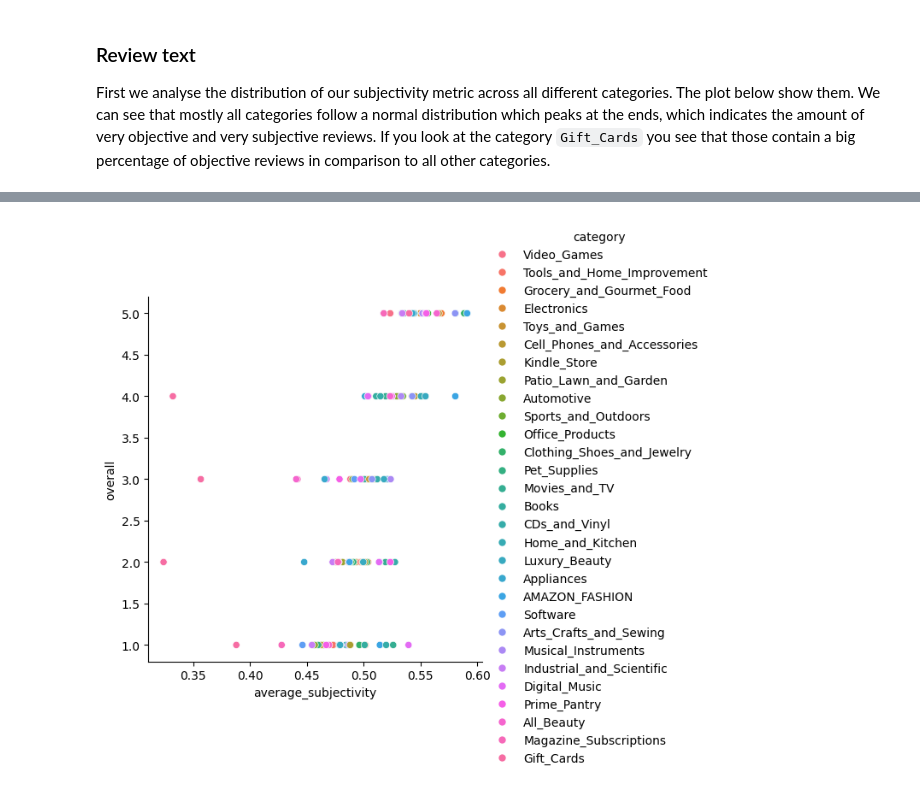
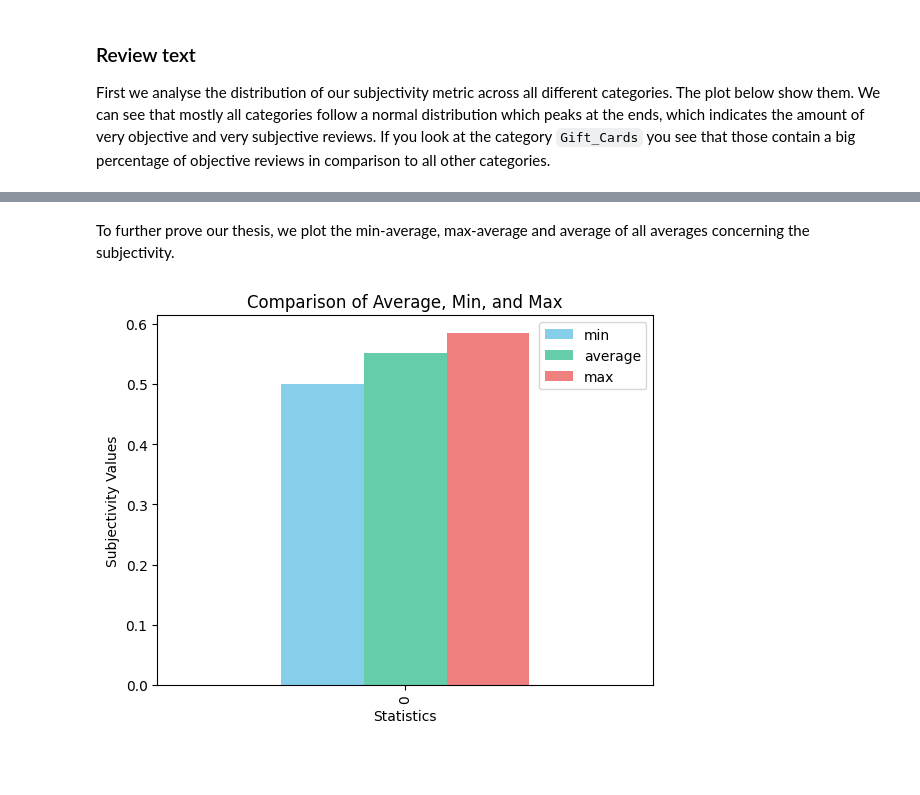
Before and after one commit to mkleinegger/amazon-reviews-sentinent-analysis, a Jupyter notebook: 3.2_analysis.ipynb, the cells around one changed output, grey strips where cells are left out. Saved outputs shown, nothing was run; the diff lists cells and outputs as text; code cells hidden in the pictures; blank space fills up the shorter version.

```diff
--- a/3.2_analysis.ipynb
+++ b/3.2_analysis.ipynb
@@ -294,5 +336,25 @@ plt.scatter(x = df_plot["average_subjectivity"], y = df_plot["overall"])
-# %%
-sns.relplot(data=df_plot, x='average_subjectivity', y='overall', hue='category')
-plt.show()
-# %% [output]
-[figure, removed]
+# %% [markdown]
+To further prove our thesis, we plot the min-average, max-average and average of all averages concerning the subjectivity.
+# %%
+import statistics
+import pandas as pd
+import matplotlib.pyplot as plt
+
+df_plot = df_reviewText_reduced_wide.toPandas()
+
+data_ = {
+    "min": min(df_plot["average_subjectivity"].to_numpy()),
+    "average": statistics.fmean(df_plot["average_subjectivity"].to_numpy()),
+    "max": max(df_plot["average_subjectivity"].to_numpy()),
+}
+
+data = pd.DataFrame(data_, index=[0])
+data.head()
+
+data.plot(kind='bar', color=["#87CEEB", "#66CDAA", "#F08080"])
+plt.title('Comparison of Average, Min, and Max')
+plt.xlabel('Statistics')
+plt.ylabel('Subjectivity Values')
+plt.show()
+# %% [output]
+[figure, added]
```
Also changed, not shown: parts of 45 cells of this notebook.
